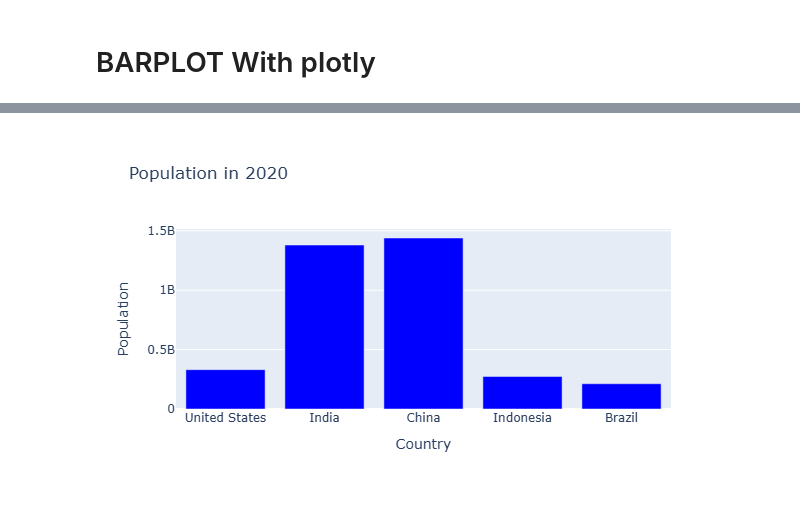
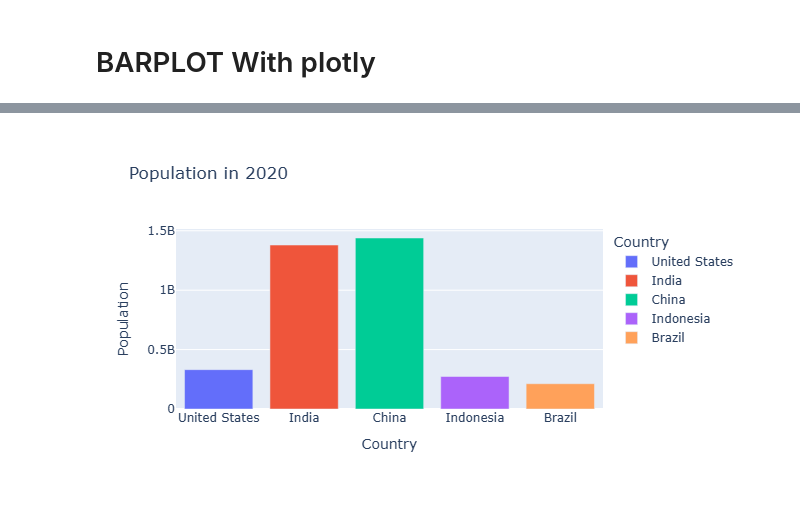
Before and after one commit to MUNYEMANA12/data-visualization, a Jupyter notebook: visualization.ipynb, the cells around one changed output, grey strips where cells are left out. Saved outputs shown, nothing was run; the diff lists cells and outputs as text; code cells hidden in the pictures.

```diff
--- a/visualization.ipynb
+++ b/visualization.ipynb
@@ -71,14 +80,14 @@ dd.columns = ["Country", "Population"]
 # %%
 fig = px.bar(
     dd,
     x="Country",
     y="Population",
     title="Population in 2020",
-    labels={"Country": "Country", "Population": "Population"},
-      color_discrete_sequence=["blue"]
-    #color="Country"
+    labels={"x": "Country", "y": "Population"},
+      #color_discrete_sequence=["blue"],
+    color="Country"
 )
 
 fig.show()
 # %% [output]
-[figure, old version]
+[figure, new version]
```
Also changed, not shown: parts of 6 cells of this notebook.
